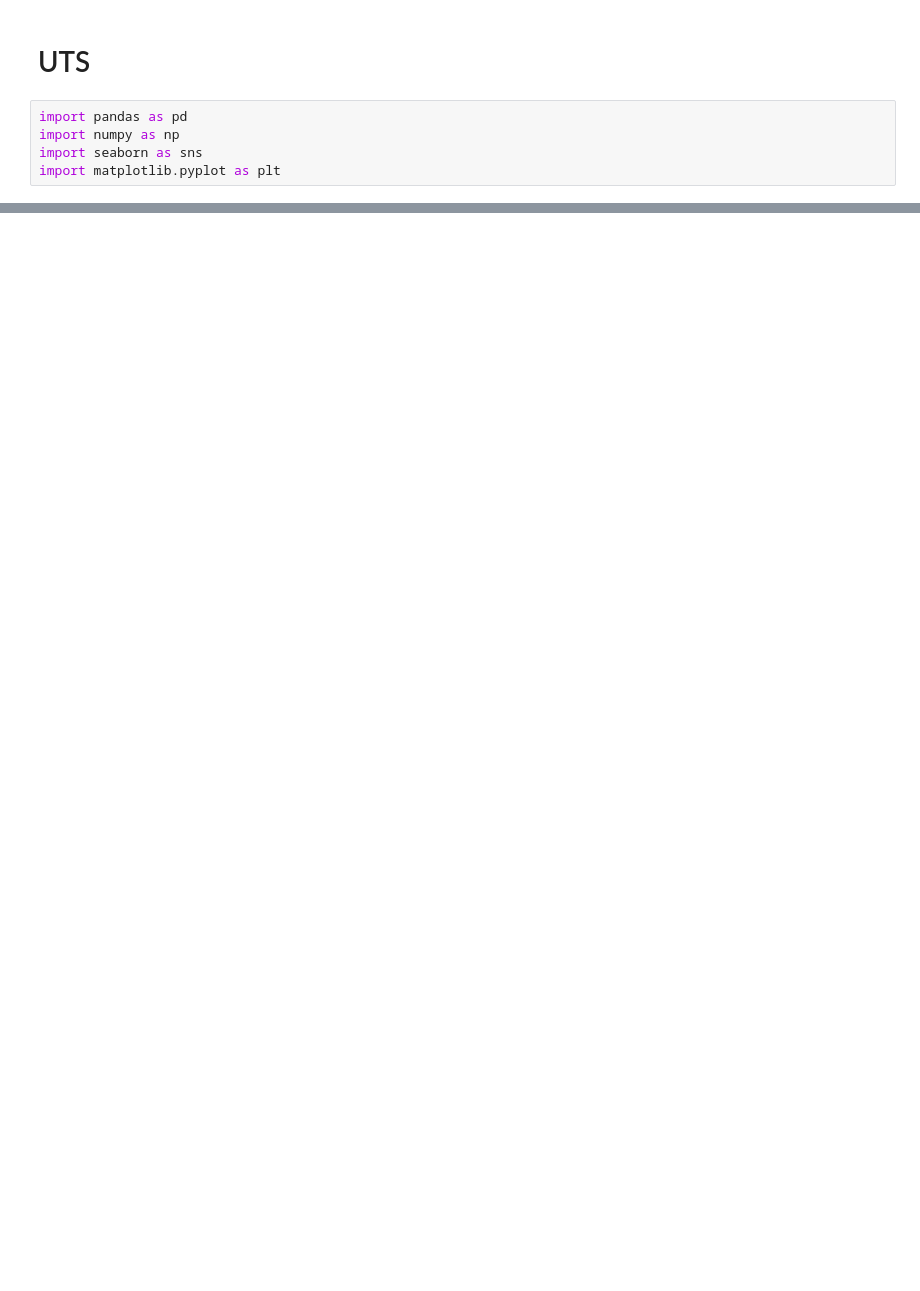
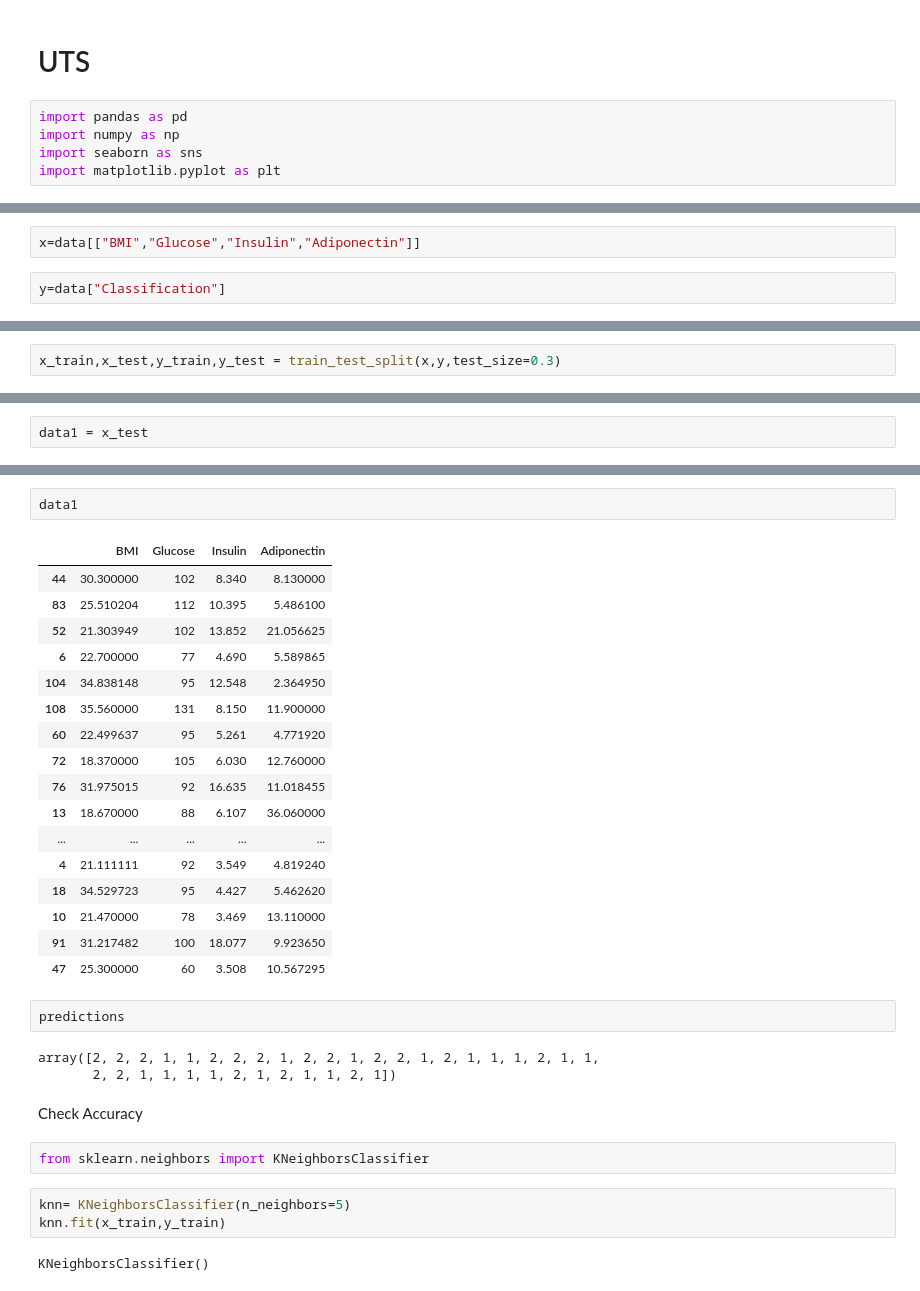
Before and after one commit to nanda-putri/datamining, a Jupyter notebook: _sources/UTS.ipynb, the cells around one changed output, grey strips where cells are left out. Drawn from its saved outputs; the diff is of its cells as text; blank space fills up the shorter version.

```diff
--- a/_sources/UTS.ipynb
+++ b/_sources/UTS.ipynb
@@ -13,0 +83,4 @@ HTTPError: ignored
+# %%
+x=data[["BMI","Glucose","Insulin","Adiponectin"]]
+# %%
+y=data["Classification"]
@@ -13,0 +89,2 @@ HTTPError: ignored
+# %%
+x_train,x_test,y_train,y_test = train_test_split(x,y,test_size=0.3)
@@ -13,0 +97,2 @@ HTTPError: ignored
+# %%
+data1 = x_test
@@ -13,0 +103,34 @@ HTTPError: ignored
+# %%
+data1
+# %% [output]
+|  | BMI | Glucose | Insulin | Adiponectin |
+| 44 | 30.300000 | 102 | 8.340 | 8.130000 |
+| 83 | 25.510204 | 112 | 10.395 | 5.486100 |
+| 52 | 21.303949 | 102 | 13.852 | 21.056625 |
+| 6 | 22.700000 | 77 | 4.690 | 5.589865 |
+| 104 | 34.838148 | 95 | 12.548 | 2.364950 |
+| 108 | 35.560000 | 131 | 8.150 | 11.900000 |
+| 60 | 22.499637 | 95 | 5.261 | 4.771920 |
+| 72 | 18.370000 | 105 | 6.030 | 12.760000 |
+| 76 | 31.975015 | 92 | 16.635 | 11.018455 |
+| 13 | 18.670000 | 88 | 6.107 | 36.060000 |
+| ... | ... | ... | ... | ... |
+| 4 | 21.111111 | 92 | 3.549 | 4.819240 |
+| 18 | 34.529723 | 95 | 4.427 | 5.462620 |
+| 10 | 21.470000 | 78 | 3.469 | 13.110000 |
+| 91 | 31.217482 | 100 | 18.077 | 9.923650 |
+| 47 | 25.300000 | 60 | 3.508 | 10.567295 |
+# %%
+predictions
+# %% [output]
+array([2, 2, 2, 1, 1, 2, 2, 2, 1, 2, 2, 1, 2, 2, 1, 2, 1, 1, 1, 2, 1, 1,
+       2, 2, 1, 1, 1, 1, 2, 1, 2, 1, 1, 2, 1])
+# %% [markdown]
+Check Accuracy
+# %%
+from sklearn.neighbors import KNeighborsClassifier
+# %%
+knn= KNeighborsClassifier(n_neighbors=5)
+knn.fit(x_train,y_train)
+# %% [output]
+KNeighborsClassifier()
```
Also changed, not shown: parts of 23 cells of this notebook, 22 other files.
